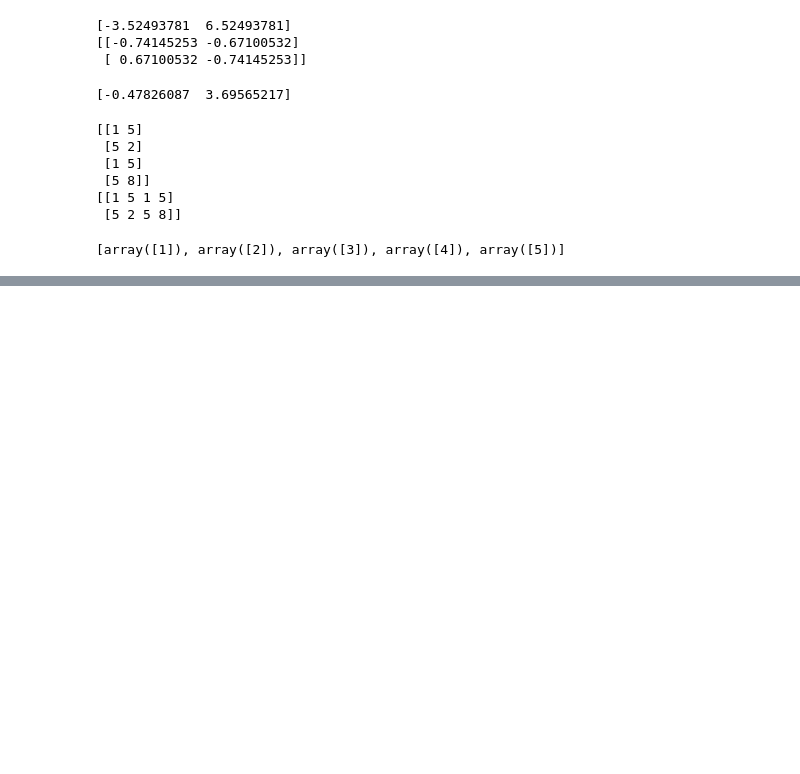
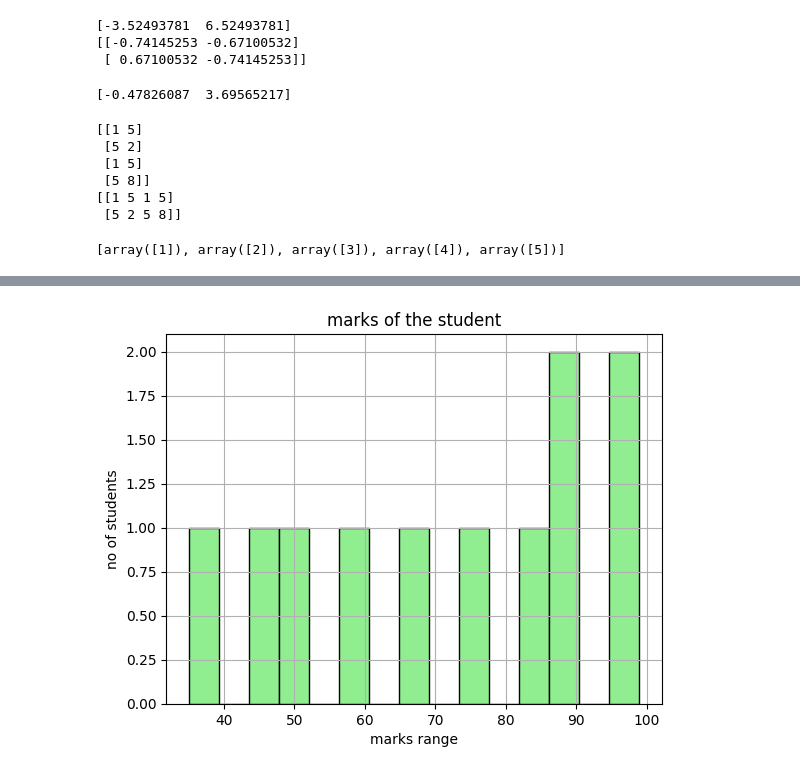
Before and after one commit to vikashkothagolla/Python-course-work, a Jupyter notebook: Copy_of_Welcome_To_Colab.ipynb, the cells around one changed output, grey strips where cells are left out. Saved outputs shown, nothing was run; the diff lists cells and outputs as text; code cells hidden in the pictures; blank space fills up the shorter version.

```diff
--- a/Copy_of_Welcome_To_Colab.ipynb
+++ b/Copy_of_Welcome_To_Colab.ipynb
@@ -325,0 +362,10 @@ print(split_arr)
+# %%
+marks=[76,98,45,35,50,67,57,87,90,86,99]
+plt.hist(marks,bins=15,color="lightgreen",edgecolor="black",alpha=1)
+plt.grid(True)
+plt.title("marks of the student")
+plt.xlabel("marks range")
+plt.ylabel("no of students")
+plt.show()
+# %% [output]
+[figure, added]
```
Also changed, not shown: parts of 11 cells of this notebook.
